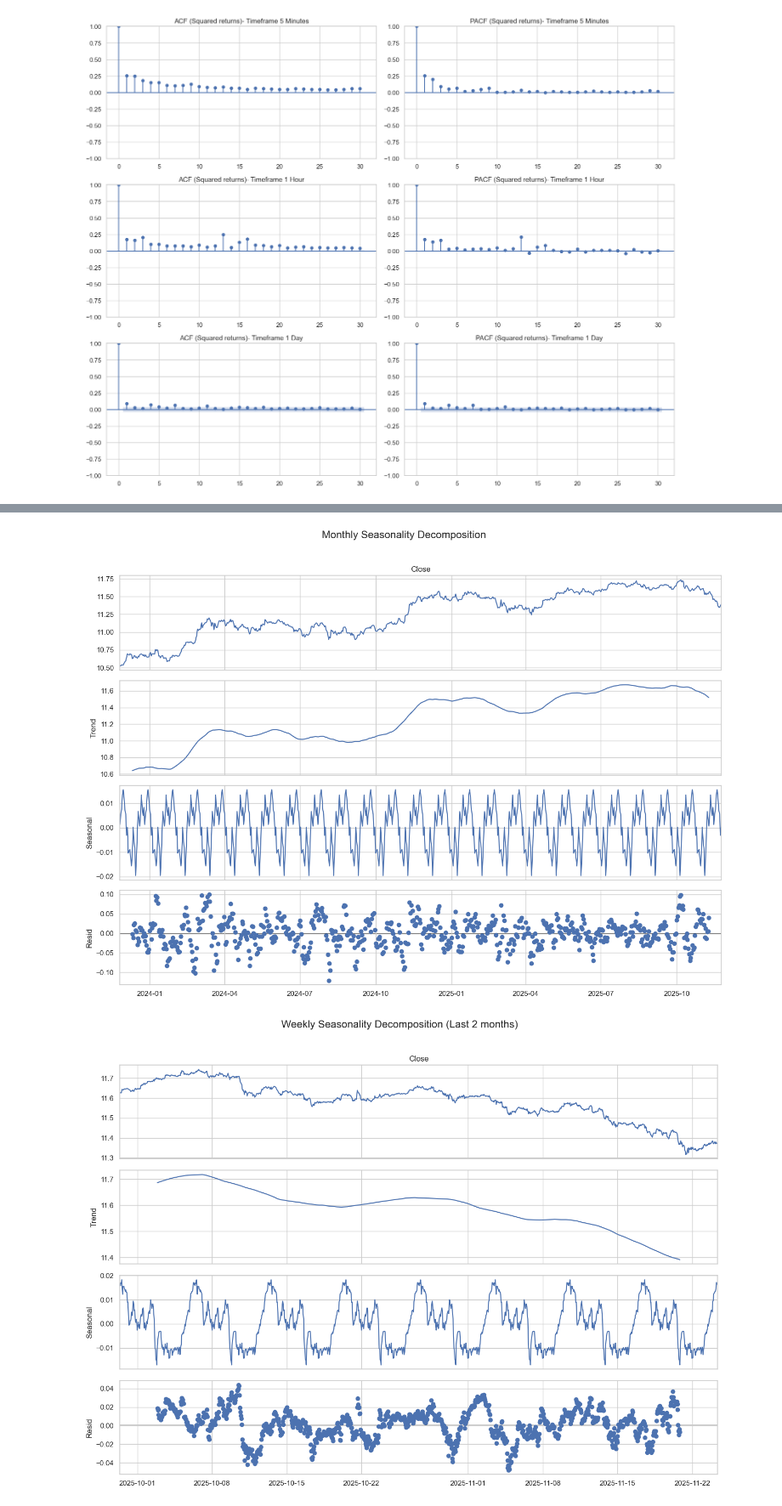
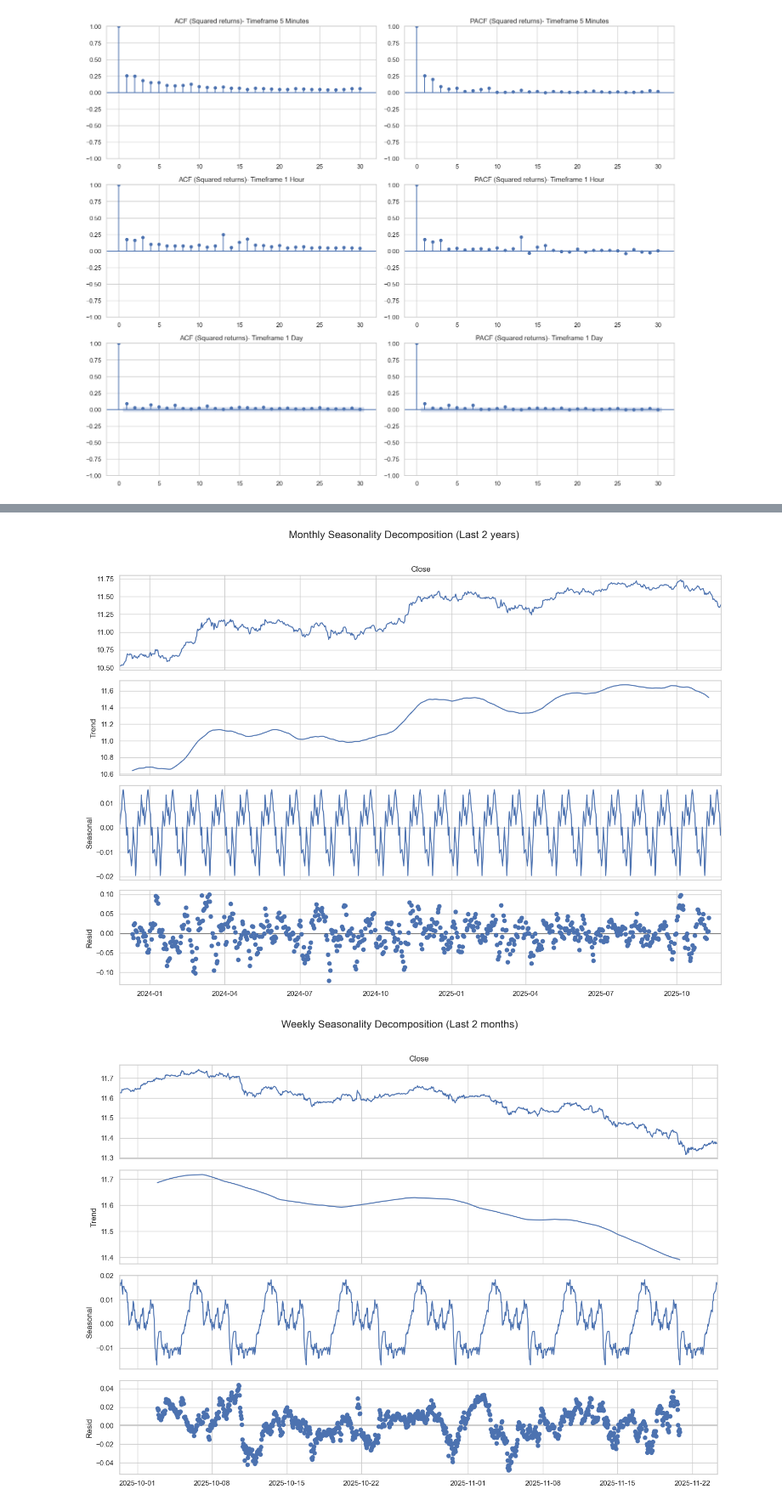
Before and after one commit to MartinCampillo-AT/Project-AT, a Jupyter notebook: notebooks/04_EDA_1.ipynb, the cells around one changed output, grey strips where cells are left out. Shown at 85% size. Saved outputs shown, nothing was run; the diff lists cells and outputs as text; code cells hidden in the pictures.

```diff
--- a/notebooks/04_EDA_1.ipynb
+++ b/notebooks/04_EDA_1.ipynb
@@ -506,36 +588,34 @@ Now, let's take a deeper insight in seasonality. We are using statsmodel library
 # %%
-from statsmodels.tsa.seasonal import seasonal_decompose
-
 # Monthly seasonality decomposition
 log_price = np.log(df_1d['Close'].tail(365*2))
 decomposition = seasonal_decompose(log_price, model='additive', period=30)
 # Visualization
 fig = decomposition.plot()
 fig.set_size_inches(14, 10)
-fig.suptitle('Monthly Seasonality Decomposition', fontsize=16, y=1.02)
+fig.suptitle('Monthly Seasonality Decomposition (Last 2 years)', fontsize=16, y=1.02)
 plt.tight_layout()
 plt.show()
 
 # Weekly seasonality decomposition (Last 1 months)
 log_price = np.log(df_1h['Close'].tail(8*7*24))
 decomposition = seasonal_decompose(log_price, model='additive', period=24*7)
 # Visualization
 fig = decomposition.plot()
 fig.set_size_inches(14, 10)
 fig.suptitle('Weekly Seasonality Decomposition (Last 2 months)', fontsize=16, y=1.02)
 plt.tight_layout()
 plt.show()
 
 # Daily seasonality decomposition (Last 100 days)
 log_price = np.log(df_5m['Close'].tail(12*24*14))
 decomposition = seasonal_decompose(log_price, model='additive', period=24*12)
 # Visualization
 fig = decomposition.plot()
 fig.set_size_inches(14, 10)
 fig.suptitle('Daily Seasonality Decomposition (Last 2 weeks)', fontsize=16, y=1.02)
 plt.tight_layout()
 plt.show()
 # %% [output]
-[figure, old version]
+[figure, new version]
 [figure]
 [figure]
```
Also changed, not shown: parts of 18 cells of this notebook.
